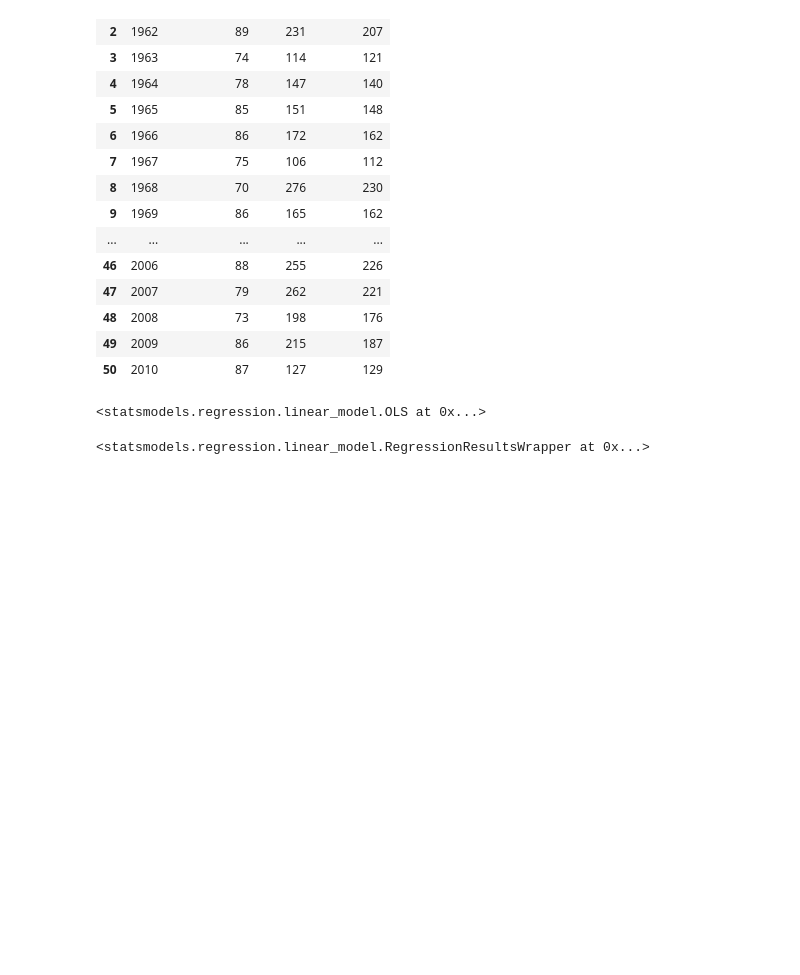
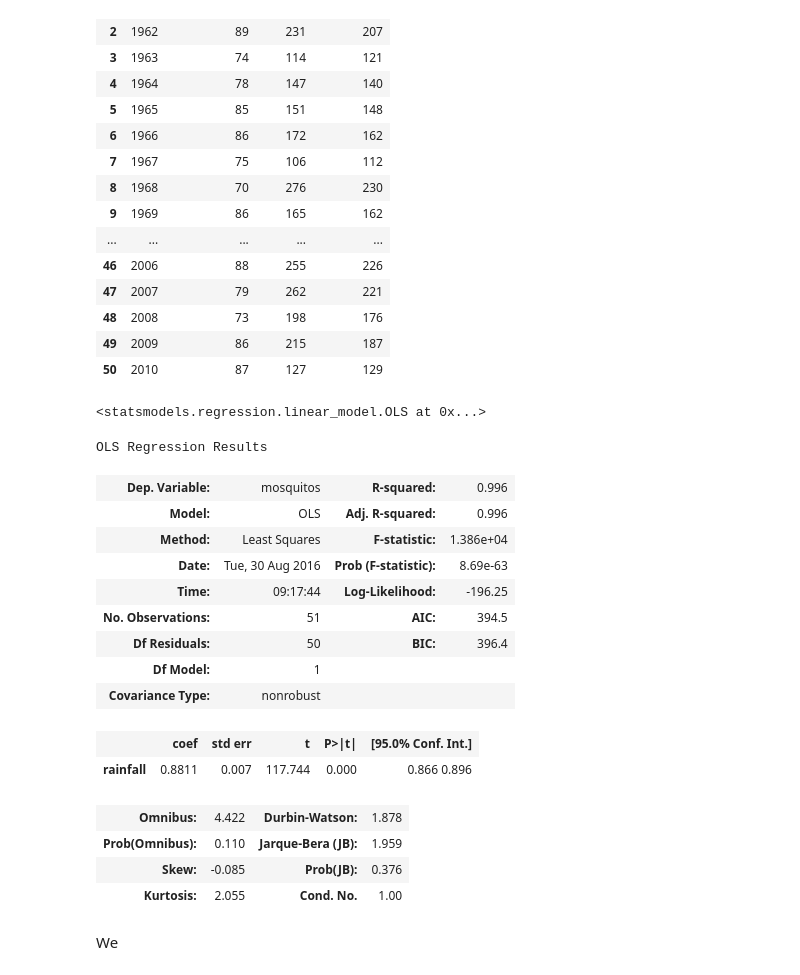
Before and after one commit to dotsdl/swc_northeastern_python, a Jupyter notebook: Mosquitoes.ipynb, the cells around one changed output. Saved outputs shown, nothing was run; the diff lists cells and outputs as text; code cells hidden in the pictures; blank space fills up the shorter version.

```diff
--- a/Mosquitoes.ipynb
+++ b/Mosquitoes.ipynb
@@ -809,7 +809,28 @@ ols = sm.OLS(data['mosquitos'], data['rainfall'])
 ols
 # %% [output]
 <statsmodels.regression.linear_model.OLS at 0x...>
+# %%
+regr_results = ols.fit()
 # %%
-ols.fit()
+ols.fit?
-# %% [output]
-<statsmodels.regression.linear_model.RegressionResultsWrapper at 0x...>
+# %%
+regr_results.summary()
+# %% [output]
+OLS Regression Results
+| Dep. Variable: | mosquitos | R-squared: | 0.996 |
+| Model: | OLS | Adj. R-squared: | 0.996 |
+| Method: | Least Squares | F-statistic: | 1.386e+04 |
+| Date: | Tue, 30 Aug 2016 | Prob (F-statistic): | 8.69e-63 |
+| Time: | 09:17:44 | Log-Likelihood: | -196.25 |
+| No. Observations: | 51 | AIC: | 394.5 |
+| Df Residuals: | 50 | BIC: | 396.4 |
+| Df Model: | 1 |  |  |
+| Covariance Type: | nonrobust |  |  |
+|  | coef | std err | t | P>|t| | [95.0% Conf. Int.] |
+| rainfall | 0.8811 | 0.007 | 117.744 | 0.000 | 0.866 0.896 |
+| Omnibus: | 4.422 | Durbin-Watson: | 1.878 |
+| Prob(Omnibus): | 0.110 | Jarque-Bera (JB): | 1.959 |
+| Skew: | -0.085 | Prob(JB): | 0.376 |
+| Kurtosis: | 2.055 | Cond. No. | 1.00 |
+# %% [markdown]
+We
```
